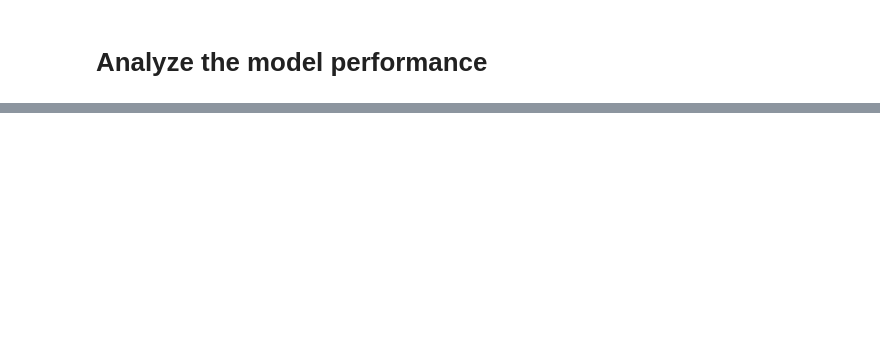
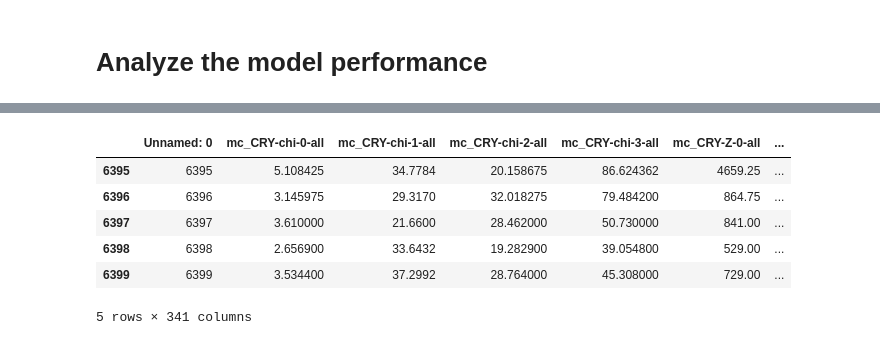
Before and after one commit to kjappelbaum/colorml, a Jupyter notebook: notebooks/Untitled.ipynb, the cells around one changed output, grey strips where cells are left out. Cells and saved outputs as stored; diff of their text form; code cells hidden in the pictures; blank space fills up the shorter version.

```diff
--- a/notebooks/Untitled.ipynb
+++ b/notebooks/Untitled.ipynb
@@ -211,6 +211,16 @@ model = joblib.load("model.joblib")
 scaler = joblib.load("scaler.joblib")
 # %%
 df = pd.read_csv("../data/color_feat_merged.csv")
+# %%
+df.tail()
+# %% [output]
+|  | Unnamed: 0 | mc_CRY-chi-0-all | mc_CRY-chi-1-all | mc_CRY-chi-2-all | mc_CRY-chi-3-all | mc_CRY-Z-0-all | ... |
+| 6395 | 6395 | 5.108425 | 34.7784 | 20.158675 | 86.624362 | 4659.25 | ... |
+| 6396 | 6396 | 3.145975 | 29.3170 | 32.018275 | 79.484200 | 864.75 | ... |
+| 6397 | 6397 | 3.610000 | 21.6600 | 28.462000 | 50.730000 | 841.00 | ... |
+| 6398 | 6398 | 2.656900 | 33.6432 | 19.282900 | 39.054800 | 529.00 | ... |
+| 6399 | 6399 | 3.534400 | 37.2992 | 28.764000 | 45.308000 | 729.00 | ... |
+5 rows × 341 columns
 # %%
 df_train, df_test = train_test_split(
         df, train_size=0.7, random_state=int(821996)
```
Also changed, not shown: parts of 9 cells of this notebook, 5 other files.
